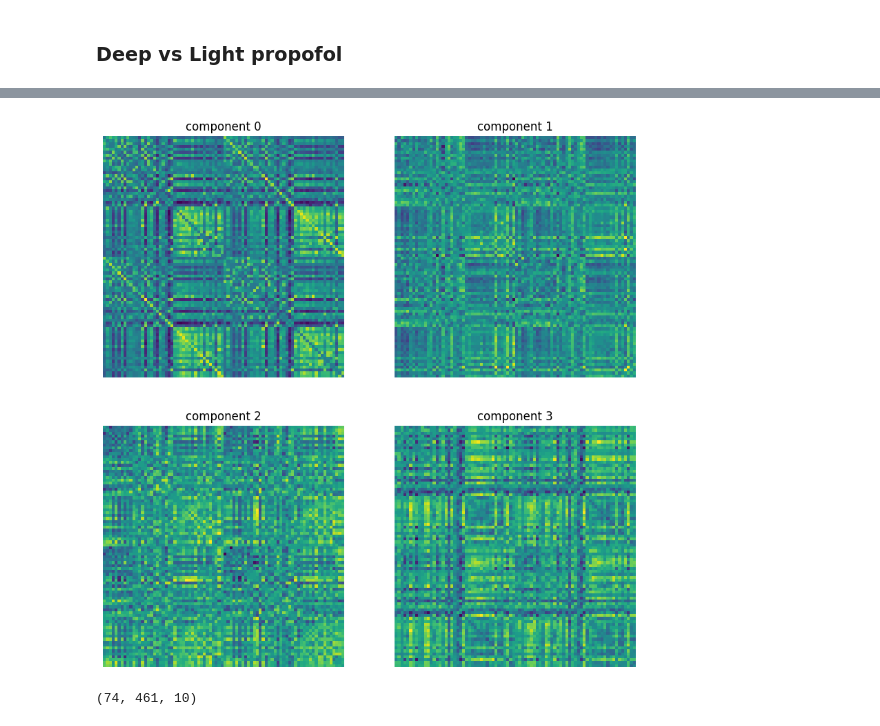
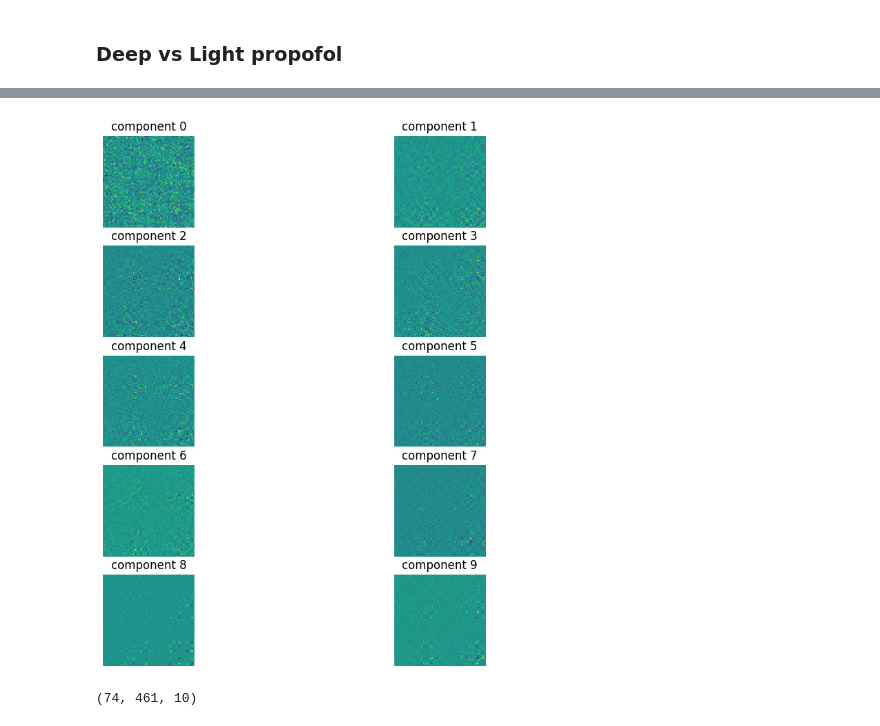
Before and after one commit to Aurelien-Stumpf-Mascles/2023_asm_tembedding, a Jupyter notebook: code/notebooks/contrastive_pca/contrastive_pca_classif.ipynb, the cells around one changed output, grey strips where cells are left out. Cells and saved outputs as stored; diff of their text form; code cells hidden in the pictures.

```diff
--- a/code/notebooks/contrastive_pca/contrastive_pca_classif.ipynb
+++ b/code/notebooks/contrastive_pca/contrastive_pca_classif.ipynb
@@ -287,26 +91,0 @@ print(meta["condition"][meta["monkey"] == "rana"].unique())
-# %%
-compteur = 0
-bins = np.linspace(-10,10,100)
-
-k = len(id_sessions_awake)
-n = len(id_sessions_light_propofol)
-m = len(id_sessions_deep_propofol)
-
-fig = plt.figure(figsize=(15,12))
-
-for i in range(4):
-    v_min = np.min(dfc_propofol_reduced[:,i])
-    v_max = np.max(dfc_propofol_reduced[:,i])
-    bins = np.linspace(v_min,v_max,100)
-    counts_awake,_ = np.histogram(dfc_propofol_reduced[:k*461,i].flatten(),bins)
-    counts_light_propofol,_ = np.histogram(dfc_propofol_reduced[k*461:(n+k)*461,i].flatten(),bins)
-    counts_deep_propofol,_ = np.histogram(dfc_propofol_reduced[(n+k)*461:,i].flatten(),bins)
-    fig.add_subplot(3, 2, i+1)
-    plt.hist(bins[:-1], bins, weights=counts_awake,density = True,label="awake",color="g",alpha=0.8)
-    plt.hist(bins[:-1], bins, weights=counts_light_propofol,density = True,label="light-propofol",color="y",alpha=0.8)
-    plt.hist(bins[:-1], bins, weights=counts_deep_propofol,density = True,label="deep-propofol",color="r",alpha=0.8)
-    if i == 0:
-        plt.legend()
-    compteur += 1
-plt.text(-40, 0.77, '$\\alpha = 2$', fontsize=22, bbox=dict(facecolor='red', alpha=0.5))
-plt.show()
@@ -314,0 +174,10 @@ plt.show()
+# %%
+im = np.zeros((82,82))
+iu = np.triu_indices(82,k=1)
+il = np.tril_indices(82,k=-1)
+im[iu[0],iu[1]] = v_top[:,0]
+im = np.transpose(im)
+im[iu[0],iu[1]] = v_top[:,0]
+plt.imshow(im)
+plt.axis("off")
+plt.title(label="component {}".format(0))
@@ -315,20 +187,20 @@ plt.show()
 # %%
 fig = plt.figure(figsize=(10,10))
 
-for i in range(4):
+for i in range(10):
     im = np.zeros((82,82))
     iu = np.triu_indices(82,k=1)
     il = np.tril_indices(82,k=-1)
     im[iu[0],iu[1]] = v_top[:,i]
     im = np.transpose(im)
     im[iu[0],iu[1]] = v_top[:,i]
-    fig.add_subplot(2,2,i+1)
+    fig.add_subplot(5,2,i+1)
     plt.imshow(im)
     plt.axis("off")
     plt.title(label="component {}".format(i))
 plt.show()
 # %% [output]
-[figure, old version]
+[figure, new version]
 # %%
 dfc_reduced_sessions = dfc_reduced.reshape(-1,461,10)
 # %%
```
Also changed, not shown: parts of 36 cells of this notebook, 3 other files.
